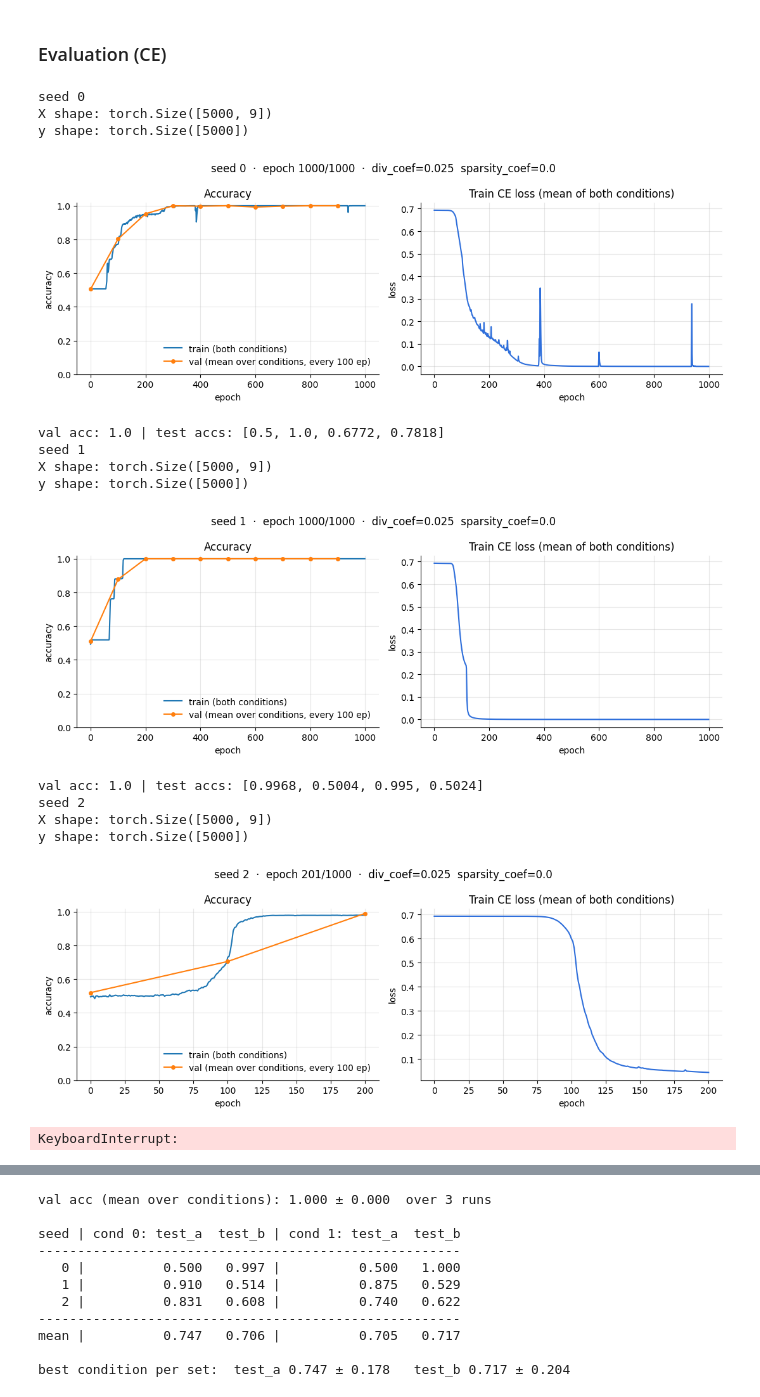
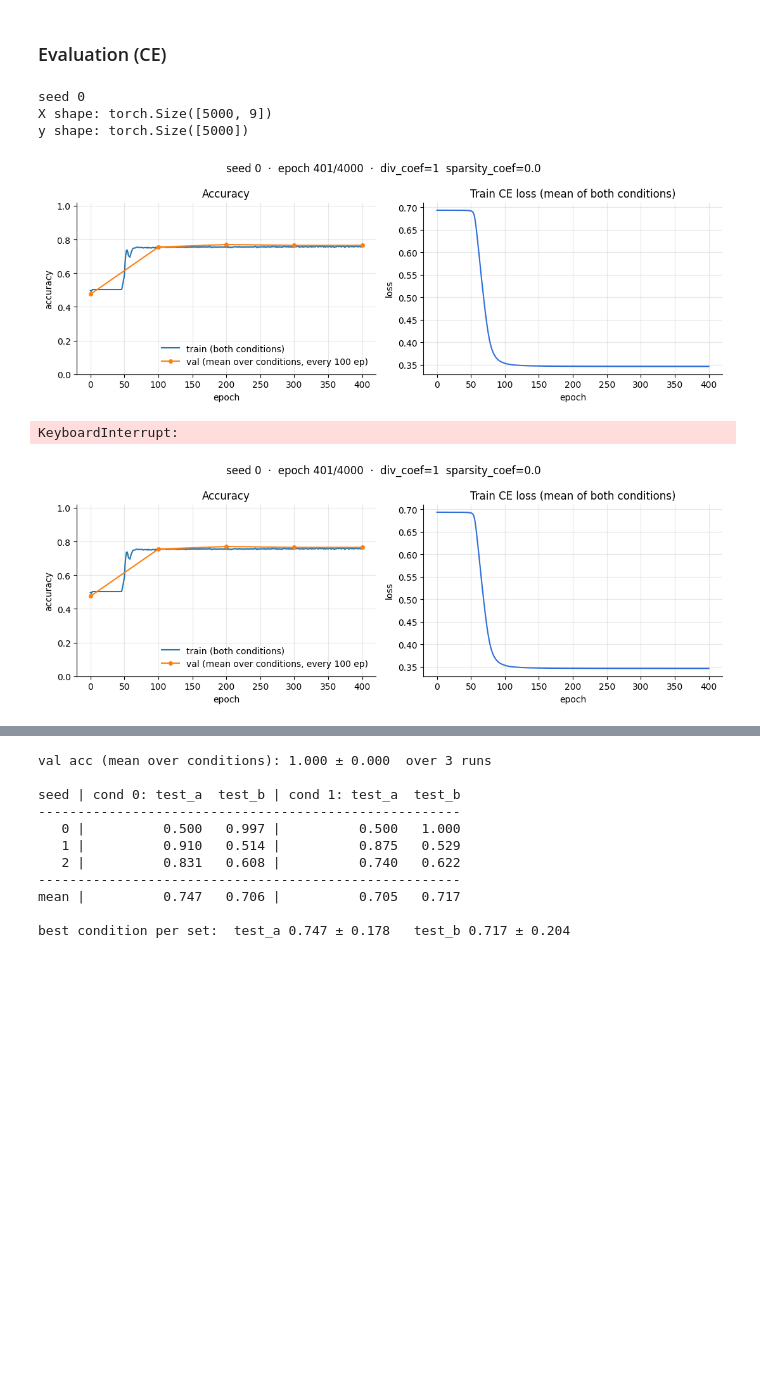
Before and after one commit to aryangarg794/sparse-ood-generalization, a Jupyter notebook: notebooks/basic_multimodality.ipynb, the cells around one changed output, grey strips where cells are left out. Drawn from its saved outputs; the diff is of its cells as text; code cells hidden in the pictures; blank space fills up the shorter version.

```diff
--- a/notebooks/basic_multimodality.ipynb
+++ b/notebooks/basic_multimodality.ipynb
@@ -231,10 +231,11 @@ class TransformerAgent(nn.Module):
         elif args.aggregation == 'mean':
             self.agg_out = lambda x: (x.mean(dim=-2), torch.ones(x.shape[1], device=DEVICE), torch.ones(x.shape[1], device=DEVICE), torch.ones(x.shape[1], device=DEVICE))
 
-        # Get max eta values for normalization
-        eta = torch.ones((self.w*self.w,self.w*self.w), device=DEVICE)
+        # Get max eta values for normalization; +I per layer accounts for the residual stream
+        block = torch.ones((self.w*self.w,self.w*self.w), device=DEVICE) + torch.eye(self.w*self.w, device=DEVICE)
+        eta = block
         for layer in self.MHA_layers[1:]:
-            eta = torch.ones((self.w*self.w,self.w*self.w), device=DEVICE) @ eta
+            eta = block @ eta
         eta = torch.ones(self.w*self.w, device=DEVICE) @ eta
         self.max_eta = eta
 
@@ -280,9 +281,12 @@ class TransformerAgent(nn.Module):
         return logits  # (batch, 2) class logits for softmax + cross-entropy
 
     def get_eta(self):
-        o = self.MHA_layers[0].attention_weights
+        # Attention flow from each input position to the output. +I per layer is the
+        # residual connection, so information that skips a layer's attention still counts.
+        eye = torch.eye(self.w*self.w, device=DEVICE).unsqueeze(0)
+        o = self.MHA_layers[0].attention_weights + eye
         for layer in self.MHA_layers[1:]:
-            o = layer.attention_weights @ o
+            o = (layer.attention_weights + eye) @ o
         out_w = self.agg_out.attention_weights.squeeze(1)
         o = out_w @ o
         return o
@@ -551,42 +606,36 @@ def train(args, seed=0):
 # %%
 import torch
 import numpy as np
 
 
 args = Args()
 args.batch_size = 128
-args.epochs = 1000
+args.epochs = 4000
 args.learning_rate = 1e-5
 args.max_grad_norm = 10000.0
 args.num_val = 200
+args.num_train = 4000
 
-args.diversity_coef = 0.025
+args.diversity_coef = 1
+args.entropy_coef = 0.0
 args.sparsity_coef = 0.0
 args.rep_coef = 0.0
 args.loss = 'ce'
 args.width = 3
 args.num_layers = 3
+args.div_type = 'jsd'
 
 val_acc, test_accs = [],[]
 for seed in args.seeds:
     print(f"seed {seed}")
     a,b,_= train(args, seed=seed)
     print(f"val acc: {a} | test accs: {b}")
     val_acc.append(a)
     test_accs.append(b)
 # %% [output]
 seed 0
 X shape: torch.Size([5000, 9])
 y shape: torch.Size([5000])
-[figure, old version]
+[figure, new version]
-val acc: 1.0 | test accs: [0.5, 1.0, 0.6772, 0.7818]
-seed 1
-X shape: torch.Size([5000, 9])
-y shape: torch.Size([5000])
+KeyboardInterrupt:
-[figure, old version]
+[figure, new version]
-val acc: 1.0 | test accs: [0.9968, 0.5004, 0.995, 0.5024]
-seed 2
-X shape: torch.Size([5000, 9])
-y shape: torch.Size([5000])
-[figure, removed]
-KeyboardInterrupt:
```
Also changed, not shown: parts of 11 cells of this notebook, 18 other files.
